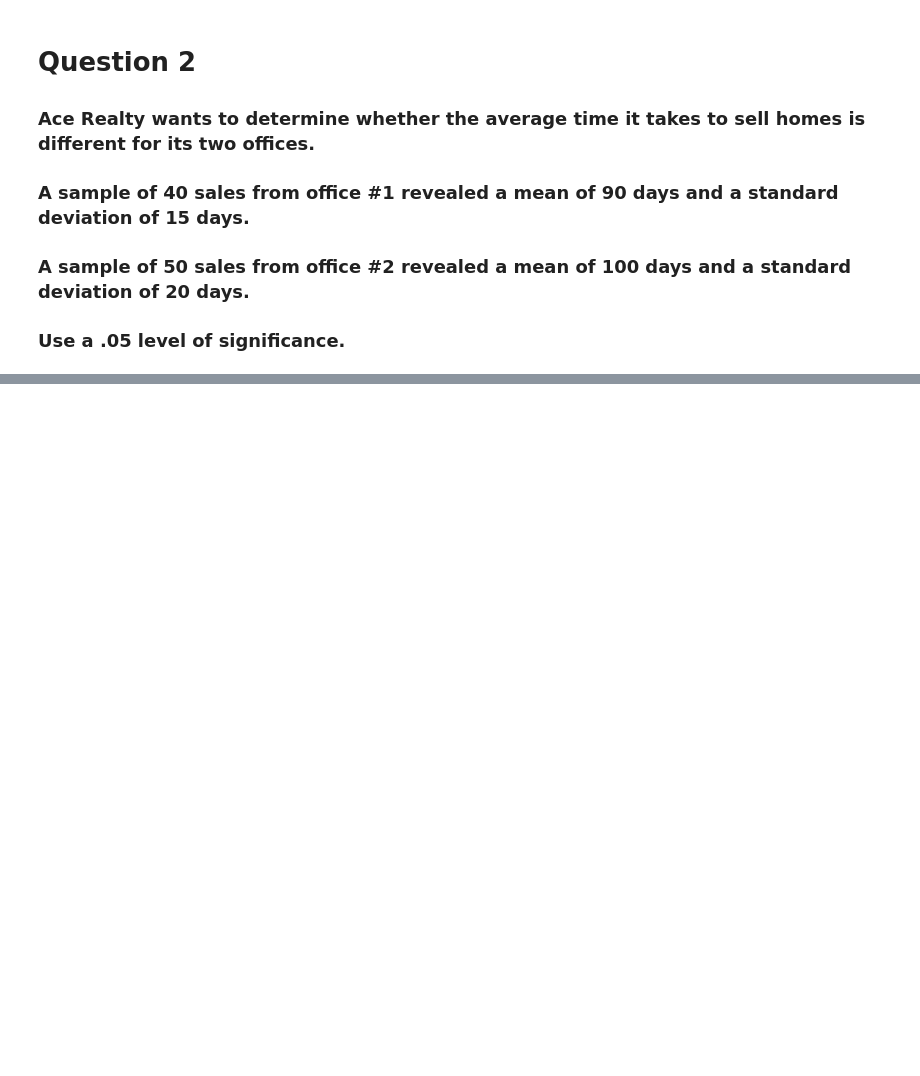
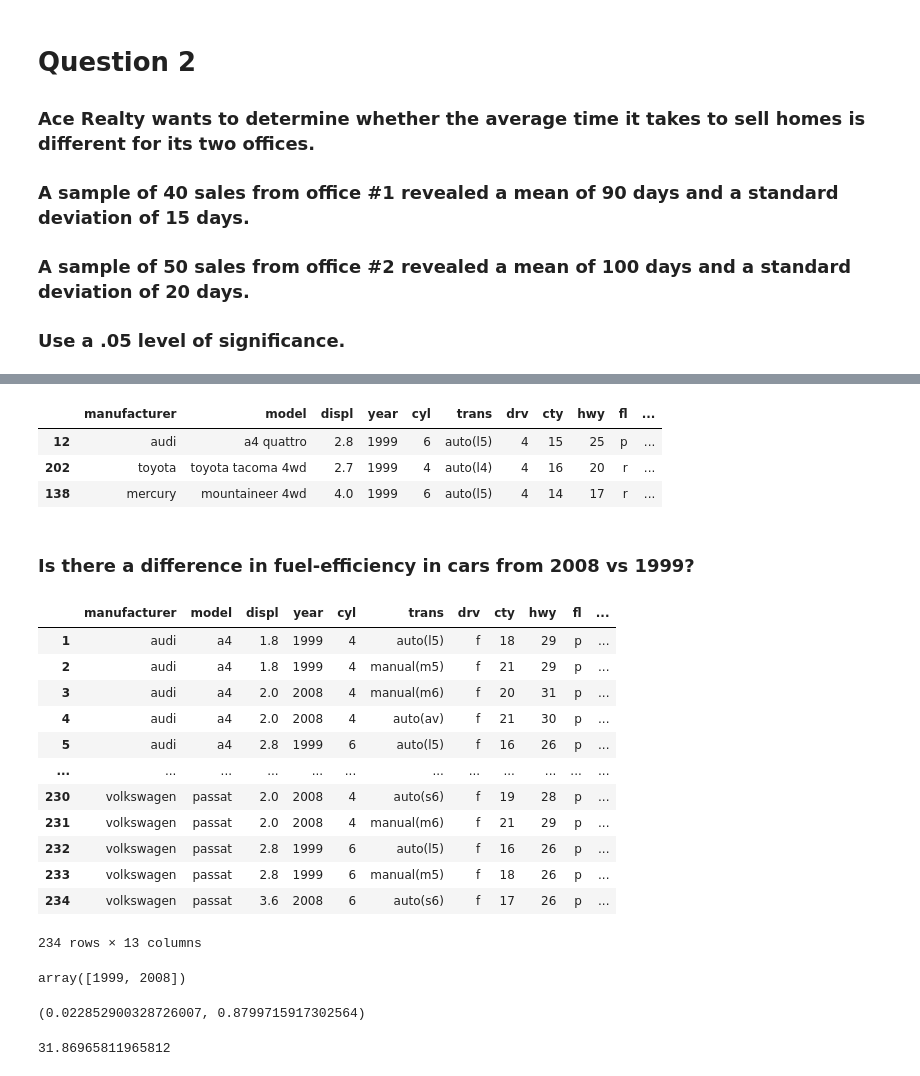
Before and after one commit to Ramiro-Lopez/stats-lessons, a Jupyter notebook: hypothesis_testing.ipynb, the cells around one changed output, grey strips where cells are left out. Drawn from its saved outputs; the diff is of its cells as text; code cells hidden in the pictures; blank space fills up the shorter version.

```diff
--- a/hypothesis_testing.ipynb
+++ b/hypothesis_testing.ipynb
@@ -506,0 +596,4 @@ We reject the null hypothesis
+# %%
+from pydataset import data
+mpg = data('mpg')
+mpg.info()
@@ -506,0 +619,10 @@ We reject the null hypothesis
+# %%
+mpg.sample(3)
+# %% [output]
+|  | manufacturer | model | displ | year | cyl | trans | drv | cty | hwy | fl | ... |
+| 12 | audi | a4 quattro | 2.8 | 1999 | 6 | auto(l5) | 4 | 15 | 25 | p | ... |
+| 202 | toyota | toyota tacoma 4wd | 2.7 | 1999 | 4 | auto(l4) | 4 | 16 | 20 | r | ... |
+| 138 | mercury | mountaineer 4wd | 4.0 | 1999 | 6 | auto(l5) | 4 | 14 | 17 | r | ... |
+# %% [markdown]
+
+### Is there a difference in fuel-efficiency in cars from 2008 vs 1999?
@@ -506,0 +632,24 @@ We reject the null hypothesis
+# %%
+# created a new column for mean of cty and hwy
+
+fuel_efficiency = mpg.hwy + mpg.cty / 2
+mpg['fuel_efficiency'] = mpg.hwy + mpg.cty / 2
+mpg
+# %% [output]
+|  | manufacturer | model | displ | year | cyl | trans | drv | cty | hwy | fl | ... |
+| 1 | audi | a4 | 1.8 | 1999 | 4 | auto(l5) | f | 18 | 29 | p | ... |
+| 2 | audi | a4 | 1.8 | 1999 | 4 | manual(m5) | f | 21 | 29 | p | ... |
+| 3 | audi | a4 | 2.0 | 2008 | 4 | manual(m6) | f | 20 | 31 | p | ... |
+| 4 | audi | a4 | 2.0 | 2008 | 4 | auto(av) | f | 21 | 30 | p | ... |
+| 5 | audi | a4 | 2.8 | 1999 | 6 | auto(l5) | f | 16 | 26 | p | ... |
+| ... | ... | ... | ... | ... | ... | ... | ... | ... | ... | ... | ... |
+| 230 | volkswagen | passat | 2.0 | 2008 | 4 | auto(s6) | f | 19 | 28 | p | ... |
+| 231 | volkswagen | passat | 2.0 | 2008 | 4 | manual(m6) | f | 21 | 29 | p | ... |
+| 232 | volkswagen | passat | 2.8 | 1999 | 6 | auto(l5) | f | 16 | 26 | p | ... |
+| 233 | volkswagen | passat | 2.8 | 1999 | 6 | manual(m5) | f | 18 | 26 | p | ... |
+| 234 | volkswagen | passat | 3.6 | 2008 | 6 | auto(s6) | f | 17 | 26 | p | ... |
+234 rows × 13 columns
+# %%
+mpg.year.unique()
+# %% [output]
+array([1999, 2008])
@@ -506,0 +659,15 @@ We reject the null hypothesis
+# %%
+# variantce
+# run a levene test
+# H0
+# Ha
+lev_stat, p = stats.levene(fuel_1999, fuel_2008)
+
+lev_stat, p
+# %% [output]
+(0.022852900328726007, 0.8799715917302564)
+# %%
+t, p = stats.ttest_ind(sample_car_a, sample_car_b, equal_var=False)
+t, p
+# %% [output]
+31.86965811965812
```
Also changed, not shown: parts of 91 cells of this notebook.
